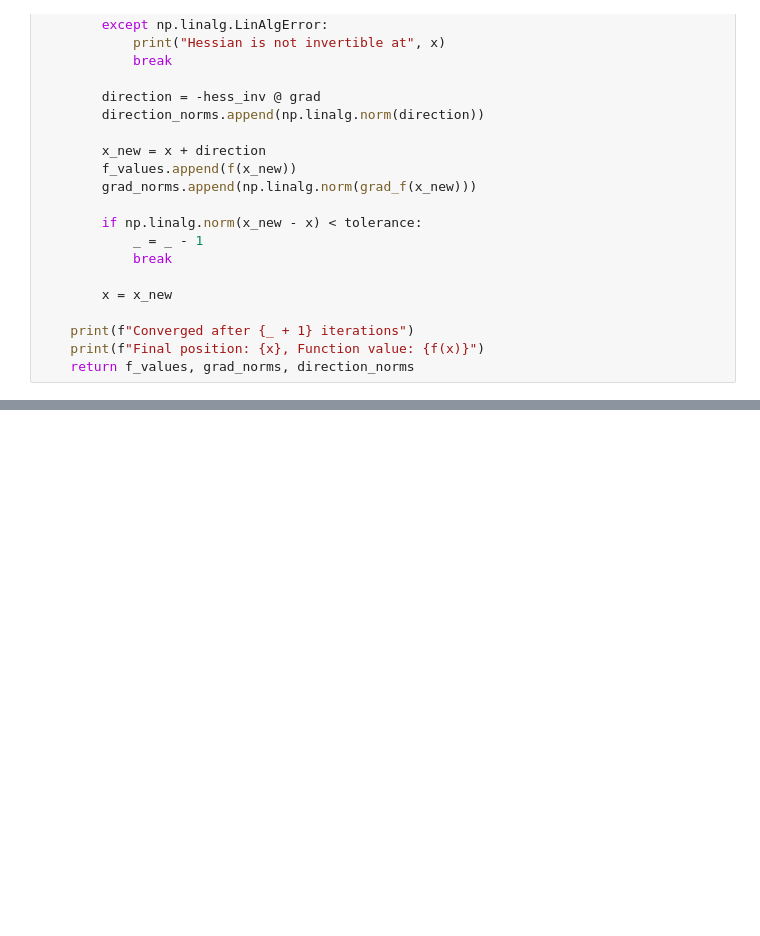
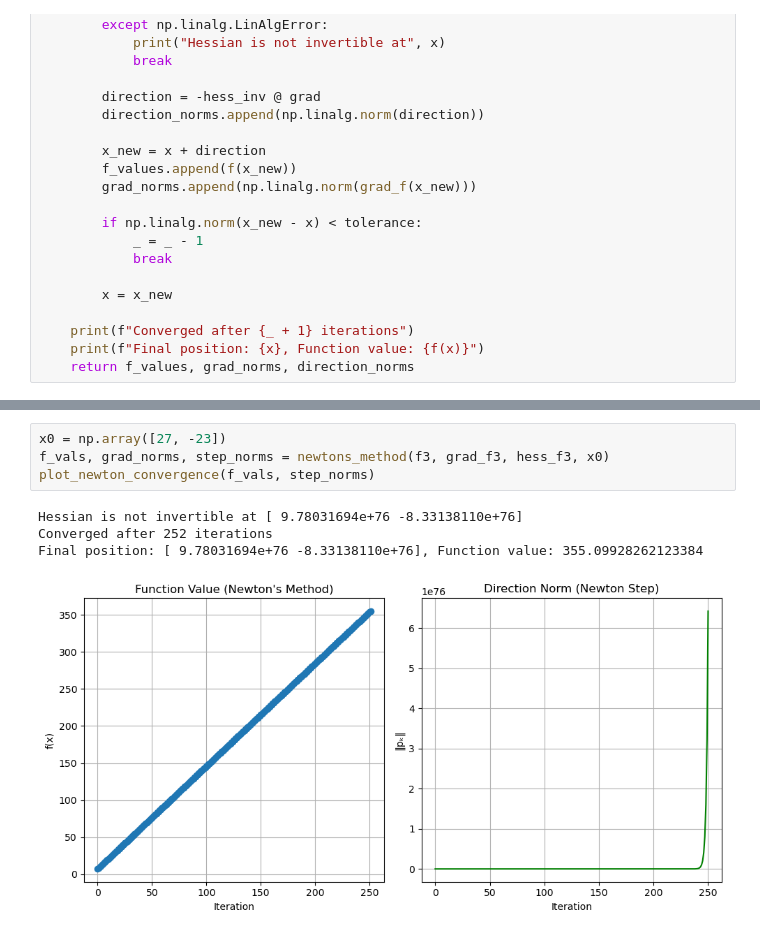
Before and after one commit to Devang420/Summer-Project, a Jupyter notebook: newtons.ipynb, the cells around one changed output, grey strips where cells are left out. Saved outputs shown, nothing was run; the diff lists cells and outputs as text; blank space fills up the shorter version.

```diff
--- a/newtons.ipynb
+++ b/newtons.ipynb
@@ -132,0 +128,9 @@ plt.show()
+# %%
+x0 = np.array([27, -23])
+f_vals, grad_norms, step_norms = newtons_method(f3, grad_f3, hess_f3, x0)
+plot_newton_convergence(f_vals, step_norms)
+# %% [output]
+Hessian is not invertible at [ 9.78031694e+76 -8.33138110e+76]
+Converged after 252 iterations
+Final position: [ 9.78031694e+76 -8.33138110e+76], Function value: 355.09928262123384
+[figure, added]
```
Also changed, not shown: parts of 13 cells of this notebook, 4 other files.
